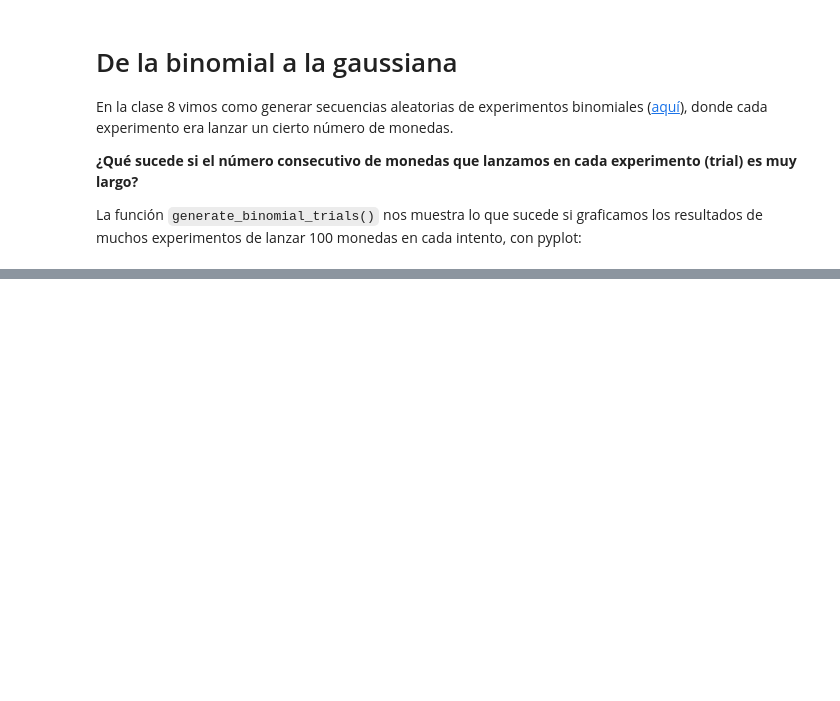
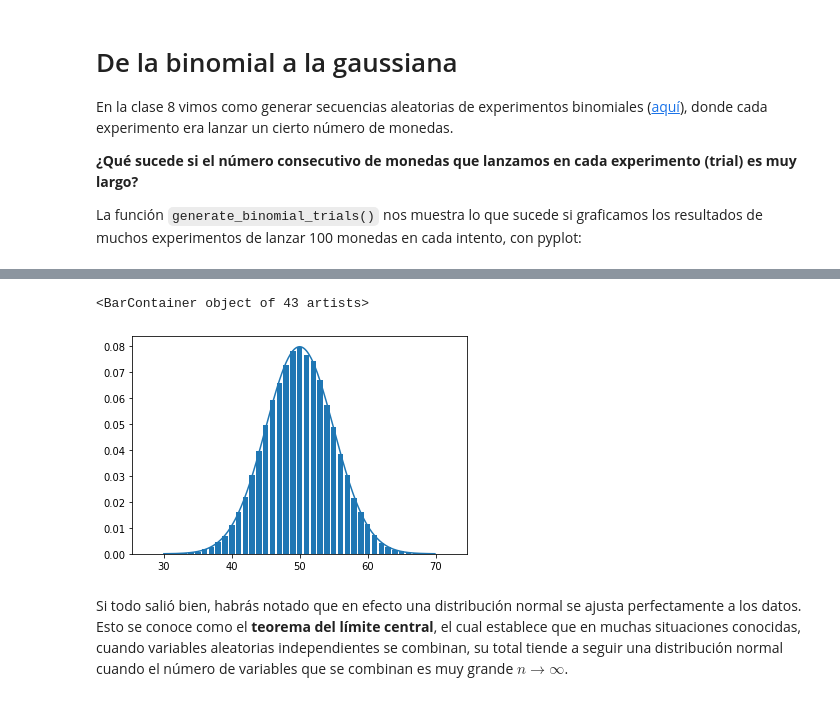
Before and after one commit to FelipFO/Statistics, a Jupyter notebook: DistribucionesDeProbabilidadContinuas.ipynb, the cells around one changed output, grey strips where cells are left out. Cells and saved outputs as stored; diff of their text form; code cells hidden in the pictures; blank space fills up the shorter version.

```diff
--- a/DistribucionesDeProbabilidadContinuas.ipynb
+++ b/DistribucionesDeProbabilidadContinuas.ipynb
@@ -80,0 +111,18 @@ plt.bar(values, dist)
+# %%
+# Otra solución, en caso de que no tengamos la certeza de que la distribución es efectivamente binomial
+# Para esto toca modificar la función original para que retorne el los datos completos
+
+mu = arr.mean()
+sigma = arr.std()
+normal = norm(mu, sigma)
+
+X = np.arange(30,70,0.1)
+Y = [normal.pdf(x) for x in X]
+
+plt.plot(X, Y)
+plt.bar(values, dist/len(arr))
+# %% [output]
+<BarContainer object of 43 artists>
+[figure, added]
+# %% [markdown]
+Si todo salió bien, habrás notado que en efecto una distribución normal se ajusta perfectamente a los datos. Esto se conoce como el **teorema del límite central**, el cual establece que en muchas situaciones conocidas, cuando variables aleatorias independientes se combinan, su total tiende a seguir una distribución normal cuando el número de variables que se combinan es muy grande $n \rightarrow \infty$.
```
Also changed, not shown: parts of 4 cells of this notebook.
